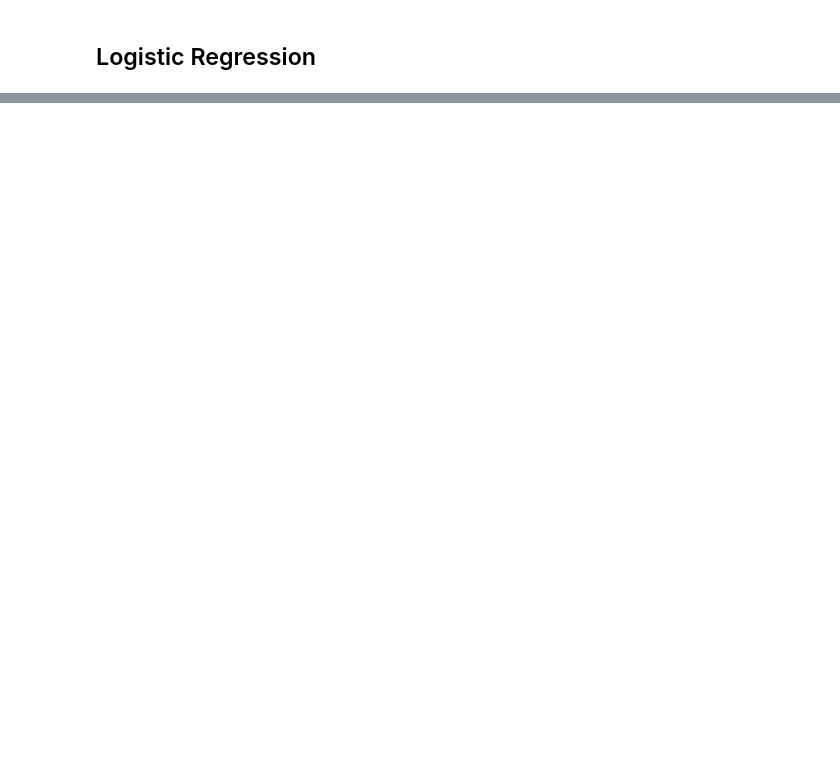
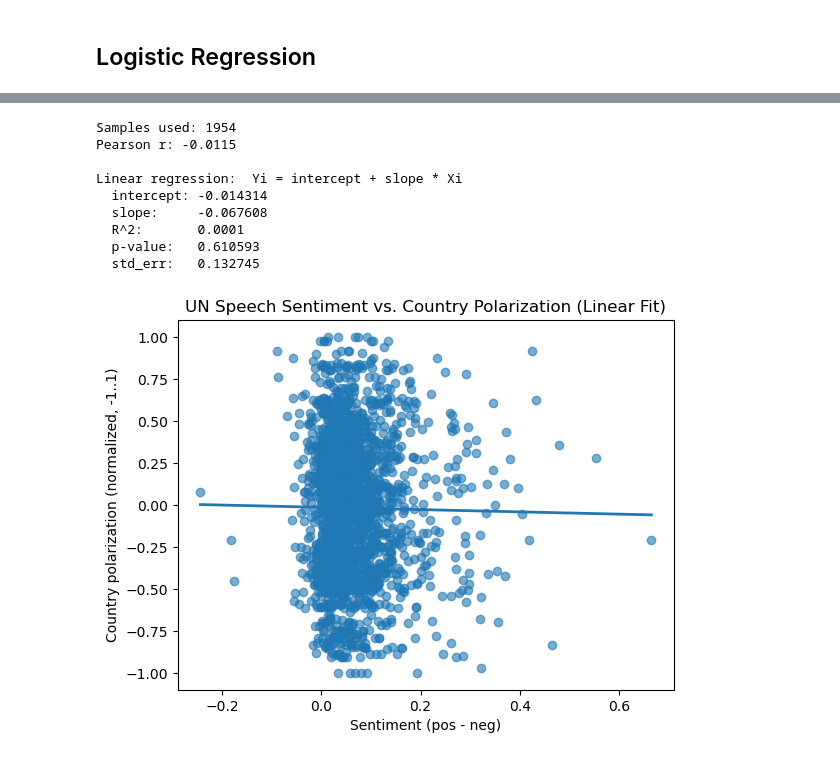
Before and after one commit to ileshyadav2002/FDS_ASSIGNMENT1, a Jupyter notebook: TD_IDF.ipynb, the cells around one changed output, grey strips where cells are left out. Saved outputs shown, nothing was run; the diff lists cells and outputs as text; code cells hidden in the pictures; blank space fills up the shorter version.

```diff
--- a/TD_IDF.ipynb
+++ b/TD_IDF.ipynb
@@ -129,3 +129,4 @@ def punc_stop_token_english(speech: str):
 # Apply to your dataframe
 df_tokenize['speech_token'] = df_tokenize['speech'].apply(punc_stop_token_english)
 df_tokenize.head(5)
+dfwithspeeech = df_tokenize.copy()
@@ -405,0 +539,54 @@ weighted avg       0.70      0.62      0.58       561
+# %%
+from scipy.stats import pearsonr, linregress
+
+nltk_df = happinesmergeddf.copy()
+
+# Reshape polarization from [-3,3] to [-1,1]
+y = np.array(nltk_df["political polarization score (central estimate)"]).reshape(-1, 1)
+scaler = MinMaxScaler(feature_range=(-1, 1))
+y_scaled = scaler.fit_transform(y)
+
+nltk_df["political polarization score (central estimate)"] = y_scaled
+
+# Regression code
+Xi = nltk_df['sentiment'].values
+Yi = nltk_df["political polarization score (central estimate)"].values
+
+# Pearson linear regression
+pearson_r, p_val = pearsonr(Xi, Yi)
+
+# Simple linear regression Yi = a + b * Xi
+slope, intercept, r_value, p_value, std_err = linregress(Xi, Yi)
+
+print(f"Samples used: {len(nltk_df)}")
+print(f"Pearson r: {pearson_r:.4f}")
+print("\nLinear regression:  Yi = intercept + slope * Xi")
+print(f"  intercept: {intercept:.6f}")
+print(f"  slope:     {slope:.6f}")
+print(f"  R^2:       {r_value**2:.4f}")
+print(f"  p-value:   {p_value:.6g}")
+print(f"  std_err:   {std_err:.6f}")
+
+#  Quick scatter + fitted line
+import matplotlib.pyplot as plt
+
+plt.figure()
+plt.scatter(Xi, Yi, alpha=0.6)
+xline = np.linspace(Xi.min(), Xi.max(), 200)
+yline = intercept + slope * xline
+plt.plot(xline, yline, linewidth=2)
+plt.xlabel("Sentiment (pos - neg)")
+plt.ylabel("Country polarization (normalized, -1..1)")
+plt.title("UN Speech Sentiment vs. Country Polarization (Linear Fit)")
+plt.show()
+# %% [output]
+Samples used: 1954
+Pearson r: -0.0115
+
+Linear regression:  Yi = intercept + slope * Xi
+  intercept: -0.014314
+  slope:     -0.067608
+  R^2:       0.0001
+  p-value:   0.610593
+  std_err:   0.132745
+[figure, added]
```
Also changed, not shown: parts of 14 cells of this notebook.
